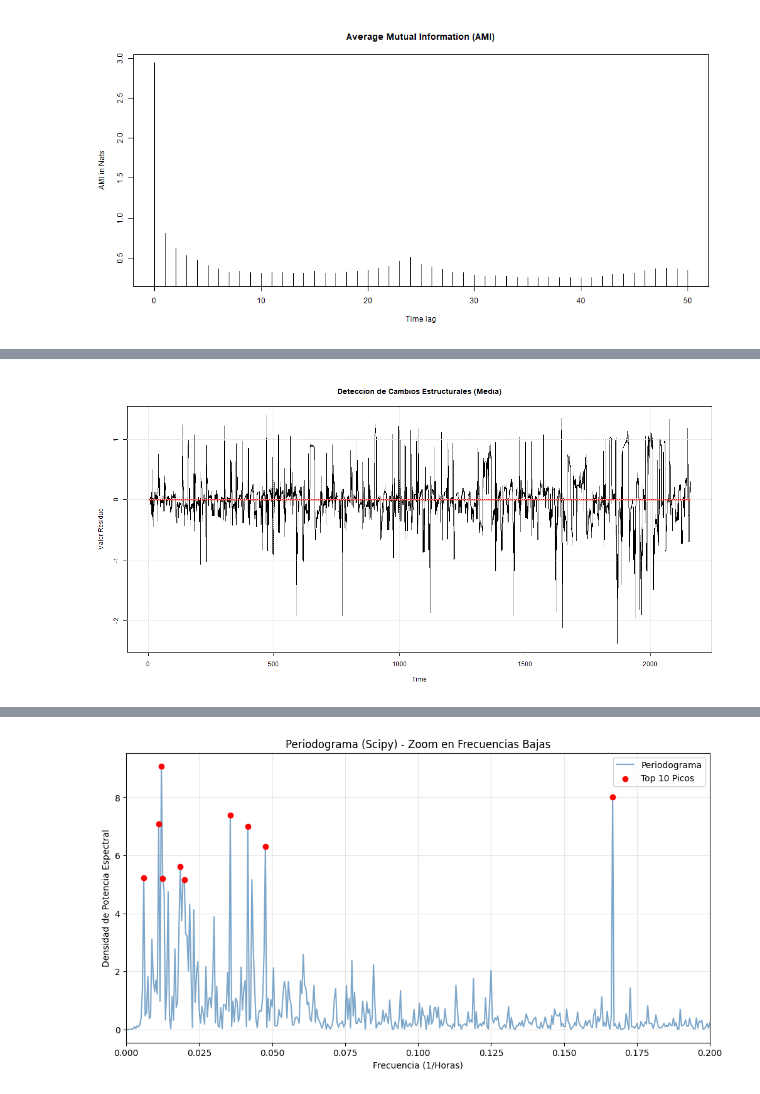
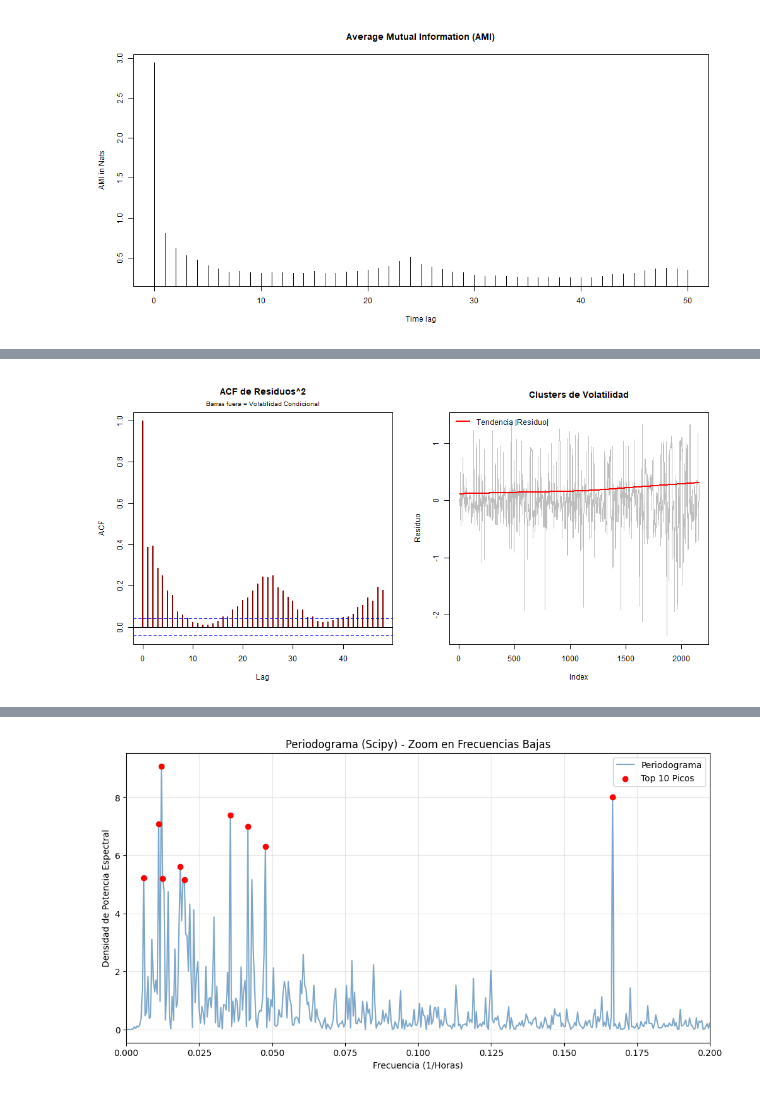
Before and after one commit to Plealm/Prediccion_Probabilistica, a Jupyter notebook: codigo_final_organizado/Aplicaciones/Aplicaciones_con_analisis/electricity_analisis.ipynb, the cells around one changed output, grey strips where cells are left out. Saved outputs shown, nothing was run; the diff lists cells and outputs as text; code cells hidden in the pictures.

```diff
--- a/codigo_final_organizado/Aplicaciones/Aplicaciones_con_analisis/electricity_analisis.ipynb
+++ b/codigo_final_organizado/Aplicaciones/Aplicaciones_con_analisis/electricity_analisis.ipynb
@@ -855,27 +983,52 @@ if(test_arch$p.value < 0.05) {
 # %%
-%%R -w 1200 -h 600
+%%R -w 1000 -h 500
+# Celda 21: Test ARCH-LM
 
-# Usamos método PELT (Pruned Exact Linear Time) que es rápido
-# penalty="BIC" penaliza encontrar demasiados puntos falsos
-cpt_obj <- cpt.mean(df_r$Trend_Removed, method="PELT", penalty="BIC")
+library(FinTS)
 
-# Extraer puntos
-cpts_indices <- cpts(cpt_obj)
+serie_residuos <- na.omit(df_r$Trend_Removed)
 
-plot(cpt_obj, type="l", cpt.col="red", cpt.width=3,
-     main="Deteccion de Cambios Estructurales (Media)",
-     ylab="Valor Residuo")
-grid()
+par(mfrow=c(1,2))
 
-cat("\n=======================================================\n")
-cat(" 4. PUNTOS DE CAMBIO ESTRUCTURAL (Change Points)\n")
-cat("=======================================================\n")
+# 1. ACF de residuos al cuadrado (Cambiado ² por ^2)
+acf(serie_residuos^2, lag.max=48,
+    main="ACF de Residuos^2", col="darkred", lwd=2)
+mtext("Barras fuera = Volatilidad Condicional", side=3, line=0.5, cex=0.8)
 
-if(length(cpts_indices) > 0) {
-    cat(paste("Se detectaron", length(cpts_indices), "cambios abruptos en la media.\n"))
-    cat("Indices aproximados:", paste(head(cpts_indices, 5), collapse=", "), "...\n")
-    cat("Fechas (Primeros 3):", paste(df_r$Date[head(cpts_indices, 3)], collapse=", "), "\n")
-} else {
-    cat("✅ No se detectaron cambios estructurales significativos en la media.\n")
+# 2. Clustering visual
+plot(serie_residuos, type="l", col="gray",
+     main="Clusters de Volatilidad", ylab="Residuo")
+lines(lowess(abs(serie_residuos)), col="red", lwd=2)
+legend("topleft", legend="Tendencia |Residuo|", col="red", lwd=2, bty="n")
+
+par(mfrow=c(1,1))
+
+# Funcion auxiliar (Sin acento en Conclusion)
+interpret_p <- function(p_val, alpha=0.05, h0_desc, h1_desc) {
+    res <- ifelse(p_val < alpha, h1_desc, h0_desc)
+    signif <- ifelse(p_val < 0.001, "***",
+                     ifelse(p_val < 0.01, "**",
+                            ifelse(p_val < 0.05, "*", "ns")))
+    cat(sprintf("   p-value: %.5f (%s)\n   Conclusion: %s\n",
+                p_val, signif, res))
 }
+
+cat("\n", rep("=", 60), "\n", sep="")
+cat(" TEST DE HETEROCEDASTICIDAD (ARCH-LM)\n")
+cat(rep("=", 60), "\n", sep="")
+
+cat("\n[ARCH-LM Test]\n")
+cat("H0: No hay efectos ARCH (Varianza constante)\n\n") # Cambiado H0
+
+test_arch <- ArchTest(serie_residuos, lags=24)
+interpret_p(test_arch$p.value,
+            h0_desc="Homocedastico (Varianza estable)",
+            h1_desc="Heterocedastico (Varianza cambiante)") # Sin acento
+
+if(test_arch$p.value < 0.05) {
+    cat("\nRECOMENDACION:\n")
+    cat("- Considerar modelos GARCH/EGARCH\n") # Cambiado viñeta
+    cat("- Usar prediccion probabilistica (cuantiles)\n") # Sin acentos
+    cat("- CRPS como metrica principal vs MSE\n") # Sin acento
+}
 # %% [output]
@@ -886 +1049 @@ if(length(cpts_indices) > 0) {
-[figure, old version]
+[figure, new version]
```
Also changed, not shown: parts of 53 cells of this notebook, 8 other files.
